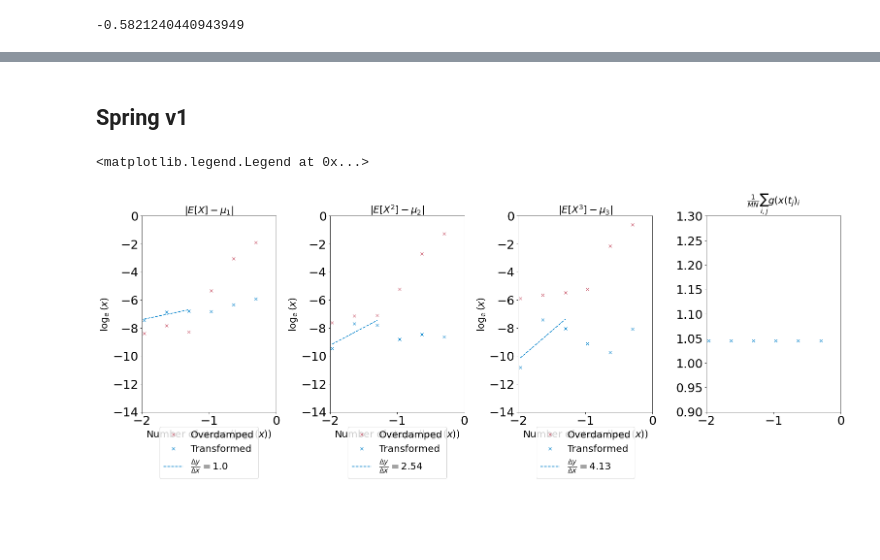
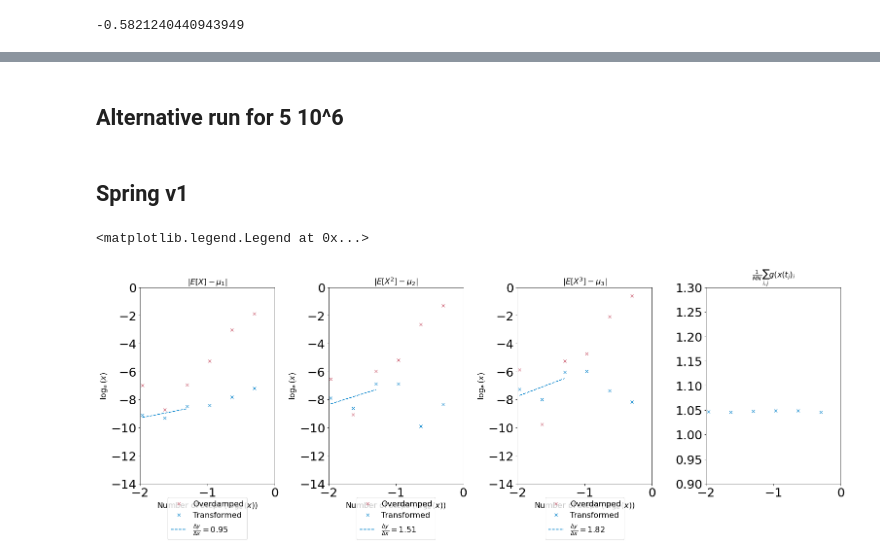
Before and after one commit to alixsleroy/Stepupyourgame, a Jupyter notebook: eddie/visualisations/Spring_plot_accuracy_vis.ipynb, the cells around one changed output, grey strips where cells are left out. Cells and saved outputs as stored; diff of their text form; code cells hidden in the pictures; blank space fills up the shorter version.

```diff
--- a/eddie/visualisations/Spring_plot_accuracy_vis.ipynb
+++ b/eddie/visualisations/Spring_plot_accuracy_vis.ipynb
@@ -23,7 +23,7 @@ import matplotlib.ticker as mtick
 plt.rc('xtick', labelsize=font_size)
 plt.rc('ytick', labelsize=font_size)
 
-a=  2.5
+a=  2.75
 b=  0.1
 x0= 0.5
 c=  0.1
@@ -428,14 +426,25 @@ The PostScript backend does not support transparency; partially transparent arti
 # ###########################################
 # ## Range of integration + path to save figure
 #############################################
+a=  2.75
+b=  0.1
+x0= 0.5
+c=  0.1
+tau=0.1
+
+# dtlist = np.array([np.exp(-3.93),np.exp(-3.36),np.exp(-2.79),np.exp(-2.21),np.exp(-1.64),np.exp(-1.07),np.exp(-0.5)])
+def U(x):
+    res = (a**1.5*b**0.5*x0*np.arctan((a/b)**0.5*(x-x0))+(a*b*(a*x0*(x-x0)-b))/(a*(x-x0)**2+b)+c*(x-x0)**2+2*c*(x-x0)*x0)*0.5
+    return res
+
 range_int=[-10,10]
-a=range_int[0]
-b=range_int[1]
-norm=np.round(integrate.quad(lambda q: np.exp(-U(q)/tau), a,b)[0],16)
-true_mom_1 = np.round(integrate.quad(lambda q: np.exp(-U(q)/tau)*(q), a,b)[0],16)/norm
-true_mom_2 = np.round(integrate.quad(lambda q: np.exp(-U(q)/tau)*q*q, a,b)[0],16)/norm
-true_mom_3 = np.round(integrate.quad(lambda q: np.exp(-U(q)/tau)*(q)**3, a,b)[0],16)/norm
-true_mom_4 = np.round(integrate.quad(lambda q: np.exp(-U(q)/tau)*q*q*q*q, a,b)[0],16)/norm
+r0=range_int[0]
+r1=range_int[1]
+norm=np.round(integrate.quad(lambda q: np.exp(-U(q)/tau), r0,r1)[0],16)
+true_mom_1 = np.round(integrate.quad(lambda q: np.exp(-U(q)/tau)*(q), r0,r1)[0],16)/norm
+true_mom_2 = np.round(integrate.quad(lambda q: np.exp(-U(q)/tau)*q*q, r0,r1)[0],16)/norm
+true_mom_3 = np.round(integrate.quad(lambda q: np.exp(-U(q)/tau)*(q)**3, r0,r1)[0],16)/norm
+true_mom_4 = np.round(integrate.quad(lambda q: np.exp(-U(q)/tau)*q*q*q*q, r0,r1)[0],16)/norm
 # %%
 true_mom_1
 # %% [output]
@@ -624,3 +816,5 @@ array([0.00117701, 0.00153462, 0.00227659])
+# %% [markdown]
+## Alternative run for 5 10^6
 # %% [markdown]
 ## Spring v1
 # %%
@@ -630,7 +824,7 @@ dtlist=np.array([0.1  , 0.14 , 0.195,0.273, 0.38 , 0.531, 0.741, 1.034, 1.443, 2
 # ###########################################
 # ## Set up the path
 # ###########################################
-path="/home/s2133976/OneDrive/ExtendedProject/Code/Stepupyourgame/Stepupyourgame/data/eddie/spring_v1"
+path="/home/s2133976/OneDrive/ExtendedProject/Code/Stepupyourgame/Stepupyourgame/data/eddie/spring/spring_v2"
 
 
 # ###########################################
@@ -758,31 +952,31 @@ ax1.set_xlabel("Number of steps ($\\log_{\\rm{e}}(x)$)",fontsize=font_size*0.8)
 ax2.set_xlabel("Number of steps ($\\log_{\\rm{e}}(x)$)",fontsize=font_size*0.8)
 ax3.set_xlabel("Number of steps ($\\log_{\\rm{e}}(x)$)",fontsize=font_size*0.8)
 # ax4.set_xlabel("Number of steps ($\\log_{\\rm{e}}(x)$)",fontsize=font_size*0.8)
 
 # # Label of x axis
 # x=[5,6,7,8,9]
 # labels = ['5', '6', '7', '8', '9']
 # ax1.set_xticks(x, labels,fontsize=font_size*0.8)
 # ax2.set_xticks(x, labels,fontsize=font_size*0.8)
 # ax3.set_xticks(x, labels,fontsize=font_size*0.8)
 # ax4.set_xticks(x, labels,fontsize=font_size*0.8)
 
 # #label of y axis
 # # Label of x axis
 # y=[-1,-2,-3,-4,-5,-6,-7,-8] #take away -8 for a=2.5
 # labels = ["-1","-2","-3","-4","-5","-6","-7","-8"] #take away -8 for a=2.5
 # ax1.set_yticks(y, labels,fontsize=font_size*0.8)
 # ax2.set_yticks(y, labels,fontsize=font_size*0.8)
 # ax3.set_yticks(y, labels,fontsize=font_size*0.8)
 # ax4.set_yticks(y, labels,fontsize=font_size*0.8)
 
 ax1.legend(fontsize=font_size*0.8,ncol=1,loc="upper center", bbox_to_anchor=(0.5, -0.05))
 ax2.legend(fontsize=font_size*0.8,ncol=1,loc="upper center", bbox_to_anchor=(0.5, -0.05))
 ax3.legend(fontsize=font_size*0.8,ncol=1,loc="upper center", bbox_to_anchor=(0.5, -0.05))
 # ax4.legend(fontsize=font_size*0.8,ncol=1,loc="upper center",bbox_to_anchor=(0.5, -0.05))
 
 
 # fig.savefig("figures/moments_logplot_a25.eps")
 # %% [output]
 <matplotlib.legend.Legend at 0x...>
-[figure, old version]
+[figure, new version]
```
Also changed, not shown: parts of 7 cells of this notebook, 4 other files.
